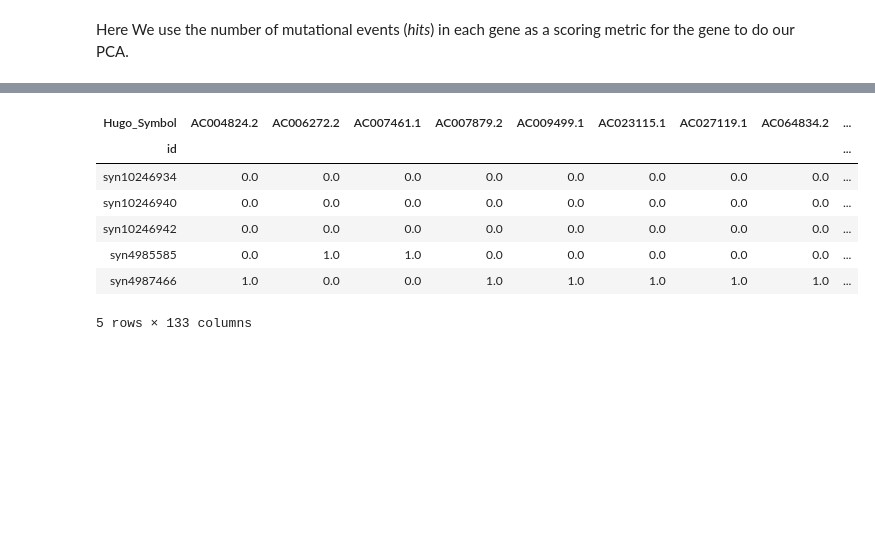
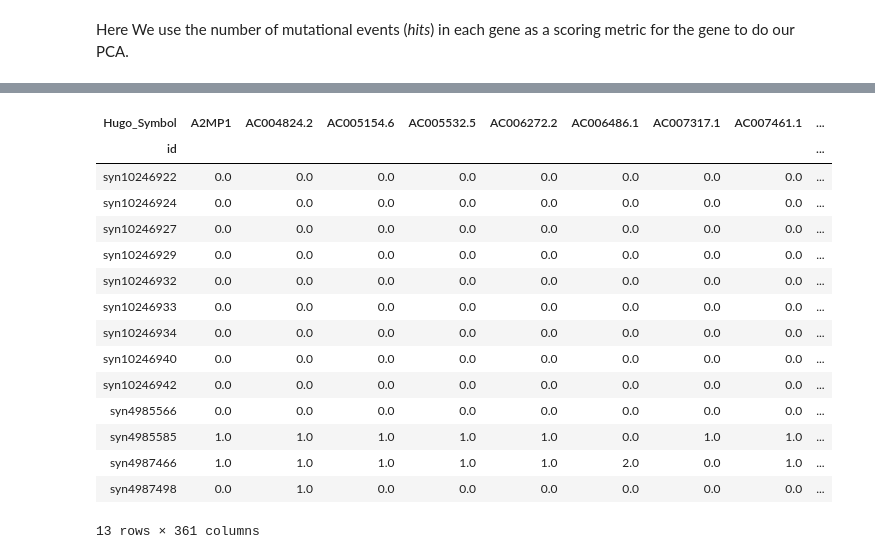
Before and after one commit to alexaibio/bioinformatics_templates, a Jupyter notebook: Analysis_WGS/WGS_Analysis_Template.ipynb, the cells around one changed output, grey strips where cells are left out. Cells and saved outputs as stored; diff of their text form; code cells hidden in the pictures; blank space fills up the shorter version.

```diff
--- a/Analysis_WGS/WGS_Analysis_Template.ipynb
+++ b/Analysis_WGS/WGS_Analysis_Template.ipynb
@@ -339,22 +361,30 @@ grouped.tail()
 # %%
 # Reset indices of the dataframe and select relevant columns for pivoting
 grouped = grouped.reset_index()
 grouped = grouped[["id", "Hugo_Symbol","totHits"]]
 
 #Cleaning up dataframe to avoid NaN
 genes_pca_clean = grouped.pivot(index='id',
                                         columns='Hugo_Symbol',
                                         values='totHits')
 #Fill NaN values with 0
 genes_pca_clean = genes_pca_clean.fillna(0)
 
-genes_pca_clean.tail()
+genes_pca_clean
 # %% [output]
-| Hugo_Symbol | AC004824.2 | AC006272.2 | AC007461.1 | AC007879.2 | AC009499.1 | AC023115.1 | AC027119.1 | AC064834.2 | ... |
+| Hugo_Symbol | A2MP1 | AC004824.2 | AC005154.6 | AC005532.5 | AC006272.2 | AC006486.1 | AC007317.1 | AC007461.1 | ... |
 | id |  |  |  |  |  |  |  |  | ... |
+| syn10246922 | 0.0 | 0.0 | 0.0 | 0.0 | 0.0 | 0.0 | 0.0 | 0.0 | ... |
+| syn10246924 | 0.0 | 0.0 | 0.0 | 0.0 | 0.0 | 0.0 | 0.0 | 0.0 | ... |
+| syn10246927 | 0.0 | 0.0 | 0.0 | 0.0 | 0.0 | 0.0 | 0.0 | 0.0 | ... |
+| syn10246929 | 0.0 | 0.0 | 0.0 | 0.0 | 0.0 | 0.0 | 0.0 | 0.0 | ... |
+| syn10246932 | 0.0 | 0.0 | 0.0 | 0.0 | 0.0 | 0.0 | 0.0 | 0.0 | ... |
+| syn10246933 | 0.0 | 0.0 | 0.0 | 0.0 | 0.0 | 0.0 | 0.0 | 0.0 | ... |
 | syn10246934 | 0.0 | 0.0 | 0.0 | 0.0 | 0.0 | 0.0 | 0.0 | 0.0 | ... |
 | syn10246940 | 0.0 | 0.0 | 0.0 | 0.0 | 0.0 | 0.0 | 0.0 | 0.0 | ... |
 | syn10246942 | 0.0 | 0.0 | 0.0 | 0.0 | 0.0 | 0.0 | 0.0 | 0.0 | ... |
-| syn4985585 | 0.0 | 1.0 | 1.0 | 0.0 | 0.0 | 0.0 | 0.0 | 0.0 | ... |
-| syn4987466 | 1.0 | 0.0 | 0.0 | 1.0 | 1.0 | 1.0 | 1.0 | 1.0 | ... |
+| syn4985566 | 0.0 | 0.0 | 0.0 | 0.0 | 0.0 | 0.0 | 0.0 | 0.0 | ... |
+| syn4985585 | 1.0 | 1.0 | 1.0 | 1.0 | 1.0 | 0.0 | 1.0 | 1.0 | ... |
+| syn4987466 | 1.0 | 1.0 | 1.0 | 1.0 | 1.0 | 2.0 | 0.0 | 1.0 | ... |
+| syn4987498 | 0.0 | 1.0 | 0.0 | 0.0 | 0.0 | 0.0 | 0.0 | 0.0 | ... |
-5 rows × 133 columns
+13 rows × 361 columns
```
Also changed, not shown: parts of 18 cells of this notebook.
